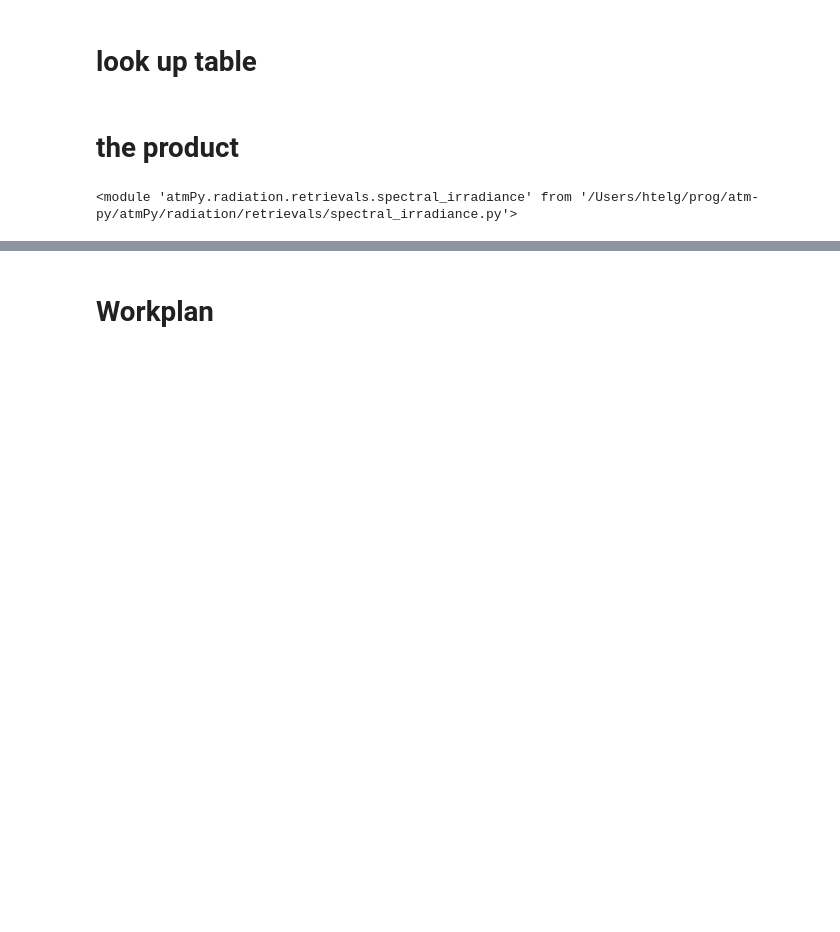
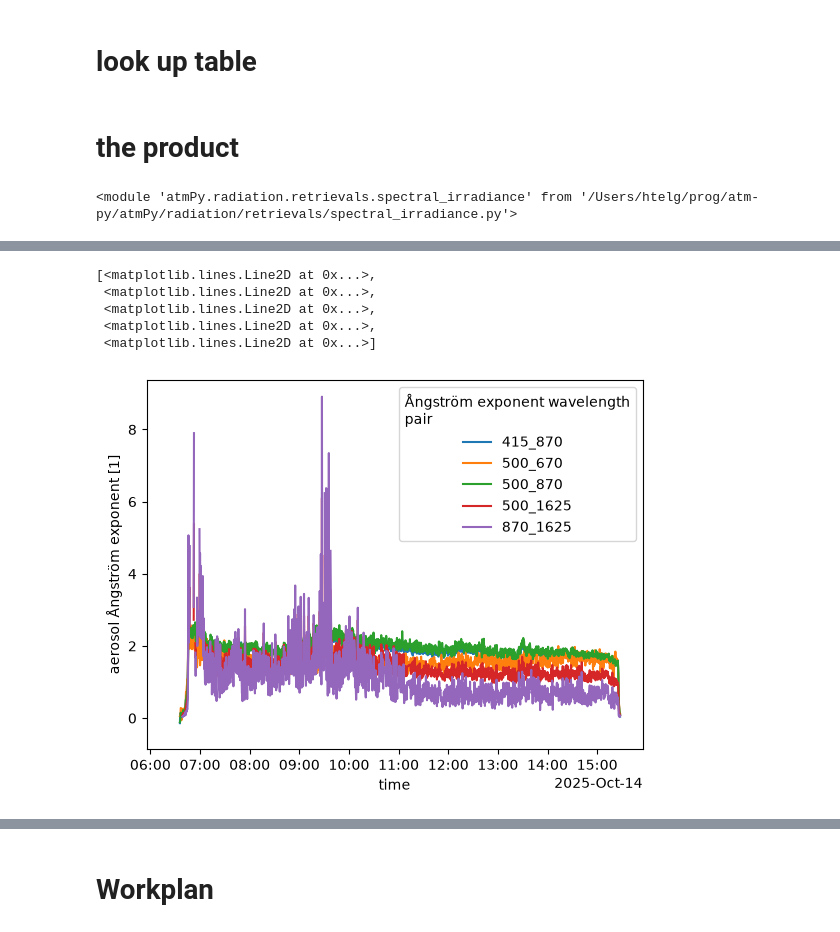
Before and after one commit to HagenTelg/cmpaign_2025_PMOD, a Jupyter notebook: aod_retrieval_648.ipynb, the cells around one changed output, grey strips where cells are left out. Saved outputs shown, nothing was run; the diff lists cells and outputs as text; code cells hidden in the pictures; blank space fills up the shorter version.

```diff
--- a/aod_retrieval_648.ipynb
+++ b/aod_retrieval_648.ipynb
@@ -230,0 +406,9 @@ ds = out['product']
+# %%
+prod.angstrom_exponent.plot.line(x = 'time')
+# %% [output]
+[<matplotlib.lines.Line2D at 0x...>,
+ <matplotlib.lines.Line2D at 0x...>,
+ <matplotlib.lines.Line2D at 0x...>,
+ <matplotlib.lines.Line2D at 0x...>,
+ <matplotlib.lines.Line2D at 0x...>]
+[figure, added]
```
Also changed, not shown: parts of 27 cells of this notebook, 28 other files.
